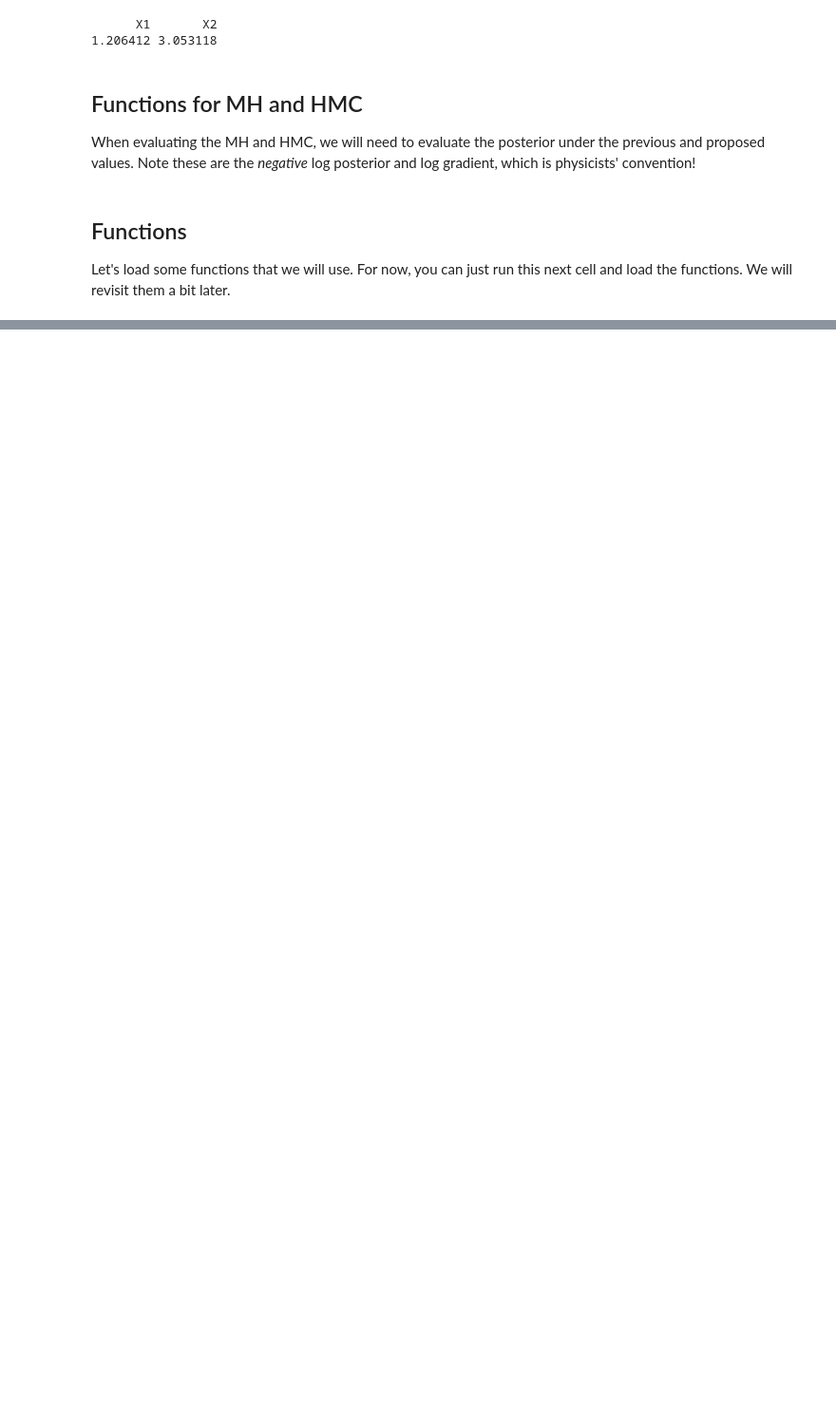
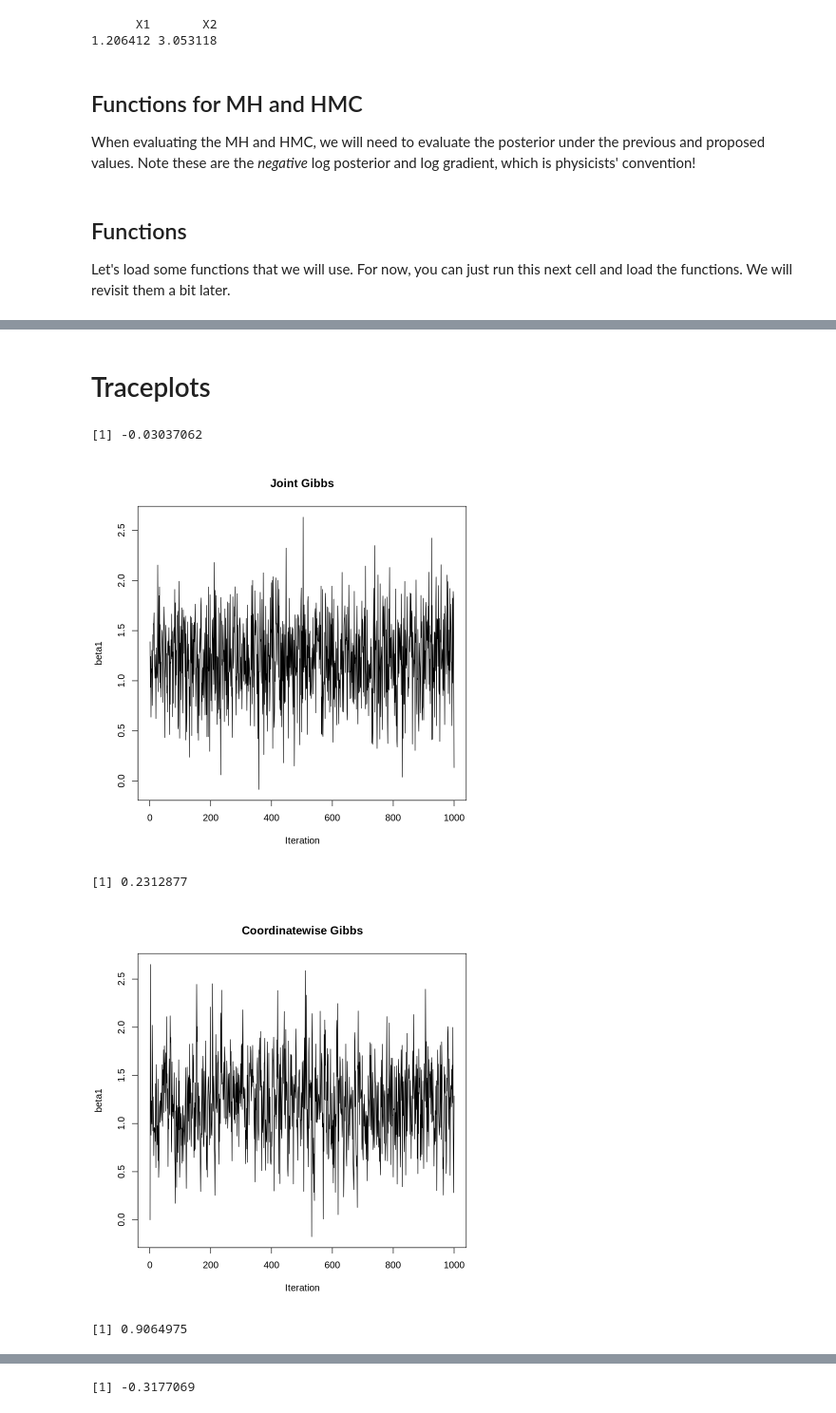
Before and after one commit to ratkovic/FSU, a Jupyter notebook: ProblemSet1.ipynb, the cells around one changed output, grey strips where cells are left out. Shown at 95% size. Cells and saved outputs as stored; diff of their text form; code cells hidden in the pictures; blank space fills up the shorter version.

```diff
--- a/ProblemSet1.ipynb
+++ b/ProblemSet1.ipynb
@@ -459,0 +568,3 @@ MH <- function (U, epsilon, current_q)
+# %%
+theta.all$Gibbs2 <-
+  t(MASS::mvrnorm(1000, mu = theta.map, Sigma = solve(crossprod(X))))
@@ -459,0 +749,49 @@ MH <- function (U, epsilon, current_q)
+# %%
+ac<-function(x) {
+  x<-x[!is.na(x)]
+  cor(x[-1],x[-length(x)])
+}
+# %% [markdown]
+# Traceplots
+# %%
+# Joint Gibbs
+plot(theta.all$Gibbs2[1, !is.na(theta.all$Gibbs2[1, ])],
+     type = "l",
+     xlab = "Iteration",
+     ylab = "beta1",
+     main = "Joint Gibbs")
+
+ac(theta.all$Gibbs2[1, ])
+
+# Coordinatewise Gibbs
+plot(theta.all$Gibbs1[1, !is.na(theta.all$Gibbs1[1, ])],
+     type = "l",
+     xlab = "Iteration",
+     ylab = "beta1",
+     main = "Coordinatewise Gibbs")
+
+ac(theta.all$Gibbs1[1, ])
+
+# MH
+plot(theta.all$MH[1, !is.na(theta.all$MH[1, ])],
+     type = "l",
+     xlab = "Iteration",
+     ylab = "beta1",
+     main = "Metropolis-Hastings")
+
+ac(theta.all$MH[1, ])
+
+# HMC
+plot(theta.all$HMC[1, !is.na(theta.all$HMC[1, ])],
+     type = "l",
+     xlab = "Iteration",
+     ylab = "beta1",
+     main = "Hamiltonian Monte Carlo")
+
+ac(theta.all$HMC[1, ])
+# %% [output]
+[1] -0.03037062
+[figure, added]
+[1] 0.2312877
+[figure, added]
+[1] 0.9064975
@@ -459,0 +799 @@ MH <- function (U, epsilon, current_q)
+[1] -0.3177069
```
Also changed, not shown: parts of 30 cells of this notebook.
